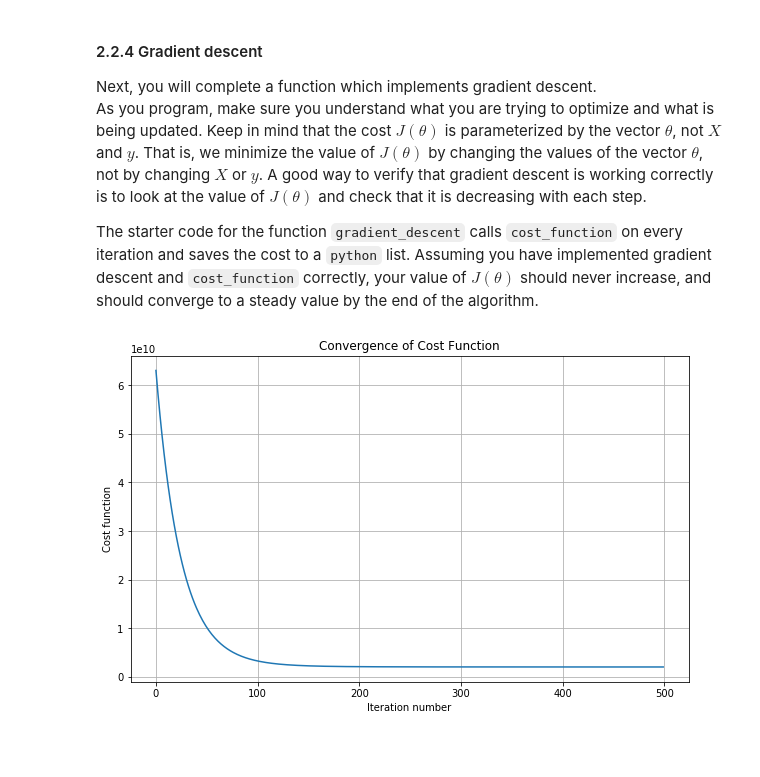
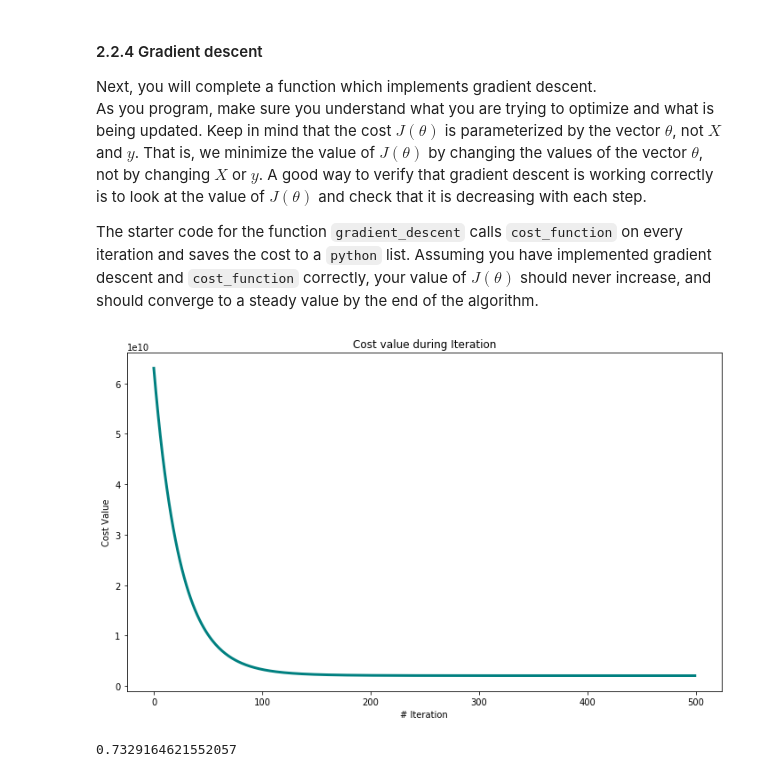
Before and after one commit to SoroushGhaderi/Machine_Learning_Andrew_Ng_exercises_with_Python, a Jupyter notebook: Linear Regression/Exercise 1 Linear Regression (Vectorized Version).ipynb, the cells around one changed output. Saved outputs shown, nothing was run; the diff lists cells and outputs as text; code cells hidden in the pictures; blank space fills up the shorter version.

```diff
--- a/Linear Regression/Exercise 1 Linear Regression (Vectorized Version).ipynb
+++ b/Linear Regression/Exercise 1 Linear Regression (Vectorized Version).ipynb
@@ -90,24 +131,3 @@ Next, you will complete a function which implements gradient descent.\
 As you program, make sure you understand what you are trying to optimize and what is being updated. Keep in mind that the cost $J(\theta)$ is parameterized by the vector $\theta$, not $X$ and $y$. That is, we minimize the value of $J(\theta)$ by changing the values of the vector $\theta$, not by changing $X$ or $y$. A good way to verify that gradient descent is working correctly is to look at the value of $J(\theta)$ and check that it is decreasing with each step.
 
 The starter code for the function `gradient_descent` calls `cost_function` on every iteration and saves the cost to a `python` list. Assuming you have implemented gradient descent and `cost_function` correctly, your value of $J(\theta)$ should never increase, and should converge to a steady value by the end of the algorithm.
-# %%
-def gradient_descent(X,y,theta,alpha = 0.0005,num_iters=1000):
-    #Initialisation of useful values
-    m = np.size(y)
-    J_history = np.zeros(num_iters)
-    J_vec = []  #Used to plot the cost function convergence
-    thetahistory = [] #Used for three d plot of convergence
-
-    for i in range(num_iters):
-        #Hypothesis function
-        h = np.dot(X,theta)
-
-        #Calculating the grad function in vectorized form
-        theta = theta - alpha * (1/m)* (X.T.dot(h-y))
-        J_history[i] = cost_function(X,y,theta)
-
-        #Calculate the cost for each iteration(used to plot convergence)
-        J_vec.append(cost_function(X,y,theta))
-        thetahistory.append(list(theta[:,0]))
-
-    return theta,J_history,J_vec, thetahistory
@@ -116,12 +133,0 @@ theta_calc , Cost_J, J_vec,thetahistory = gradient_descent(X,y,theta,.02, 500)
-# %%
-def plot_convergence(jvec):
-    plt.figure(figsize=(10,6))
-    plt.plot(range(len(jvec)),jvec)
-    plt.grid(True)
-    plt.title("Convergence of Cost Function")
-    plt.xlabel("Iteration number")
-    plt.ylabel("Cost function")
-
-plot_convergence(J_vec)
-# %% [output]
-[figure, removed]
@@ -127,0 +182,15 @@ plot_convergence(J_vec)
+# %%
+# initialize parameter - theta is defined before
+learning_rate= .02
+iteration= 500
+# run gradient descent
+theta_optimized , cost_function_history, optimized_hypothesis= gradient_descent(X, y, theta, learning_rate, iteration)
+# %%
+plt.figure(figsize= (12,7))
+plt.plot(range(500), cost_function_history, color= "teal", linewidth= 3)
+plt.xlabel("# Iteration")
+plt.ylabel("Cost Value")
+plt.title("Cost value during Iteration")
+plt.show()
+# %% [output]
+[figure, added]
@@ -127,0 +203,4 @@ plot_convergence(J_vec)
+# %%
+r_squared
+# %% [output]
+0.7329164621552057
```
Also changed, not shown: parts of 15 cells of this notebook, 2 other files.
